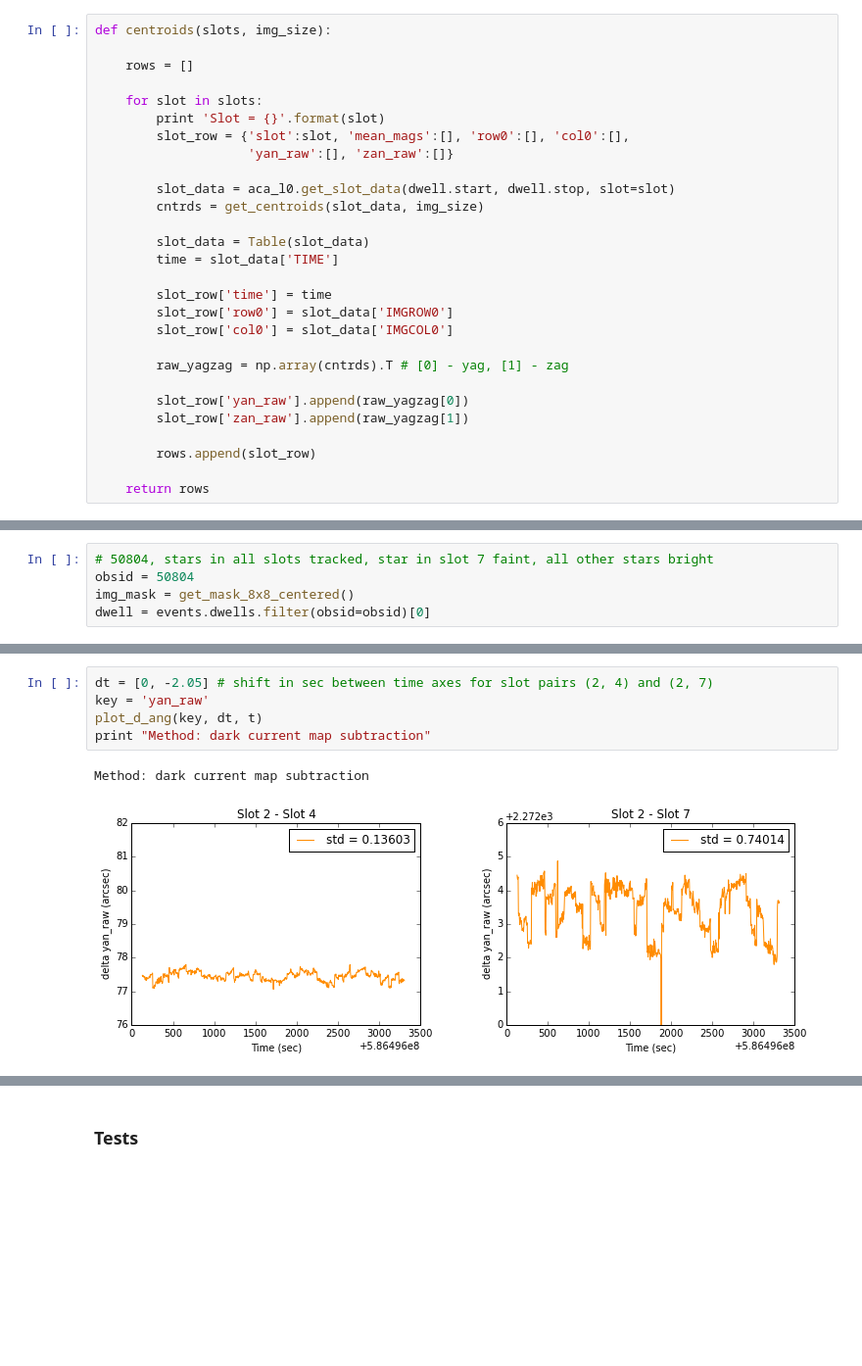
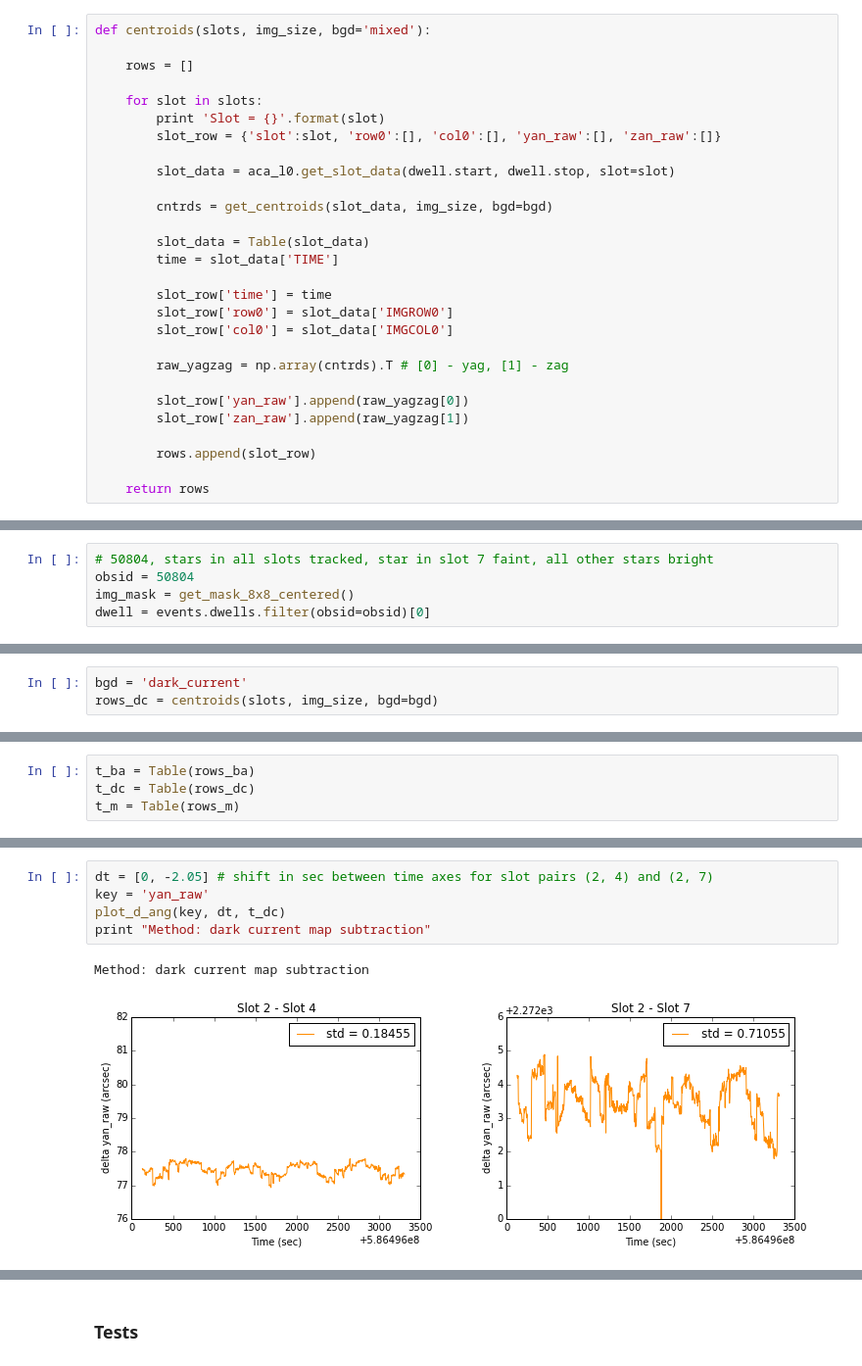
Before and after one commit to malgosias/aca_dark_current, a Jupyter notebook: aca_dark_current.ipynb, the cells around one changed output, grey strips where cells are left out. Shown at 98% size. Cells and saved outputs as stored; diff of their text form; blank space fills up the shorter version.

```diff
--- a/aca_dark_current.ipynb
+++ b/aca_dark_current.ipynb
@@ -344,17 +360,17 @@ def get_centroids(slot_data, img_size):
 
     return yagzag_centroids
 # %%
-def centroids(slots, img_size):
+def centroids(slots, img_size, bgd='mixed'):
 
     rows = []
 
     for slot in slots:
         print 'Slot = {}'.format(slot)
-        slot_row = {'slot':slot, 'mean_mags':[], 'row0':[], 'col0':[],
-                    'yan_raw':[], 'zan_raw':[]}
+        slot_row = {'slot':slot, 'row0':[], 'col0':[], 'yan_raw':[], 'zan_raw':[]}
 
         slot_data = aca_l0.get_slot_data(dwell.start, dwell.stop, slot=slot)
-        cntrds = get_centroids(slot_data, img_size)
+
+        cntrds = get_centroids(slot_data, img_size, bgd=bgd)
 
         slot_data = Table(slot_data)
         time = slot_data['TIME']
@@ -427,0 +448,3 @@ t = Table(rows)
+# %%
+bgd = 'dark_current'
+rows_dc = centroids(slots, img_size, bgd=bgd)
@@ -428 +472,5 @@ t = Table(rows)
+# %%
+t_ba = Table(rows_ba)
+t_dc = Table(rows_dc)
+t_m = Table(rows_m)
 # %%
@@ -460,8 +518,8 @@ print [(t['time'][2] - t['time'][slot])[:3] for slot in slots]
 # %%
 dt = [0, -2.05] # shift in sec between time axes for slot pairs (2, 4) and (2, 7)
 key = 'yan_raw'
-plot_d_ang(key, dt, t)
+plot_d_ang(key, dt, t_dc)
 print "Method: dark current map subtraction"
 # %% [output]
 Method: dark current map subtraction
-[figure, old version]
+[figure, new version]
```
Also changed, not shown: parts of 17 cells of this notebook.
